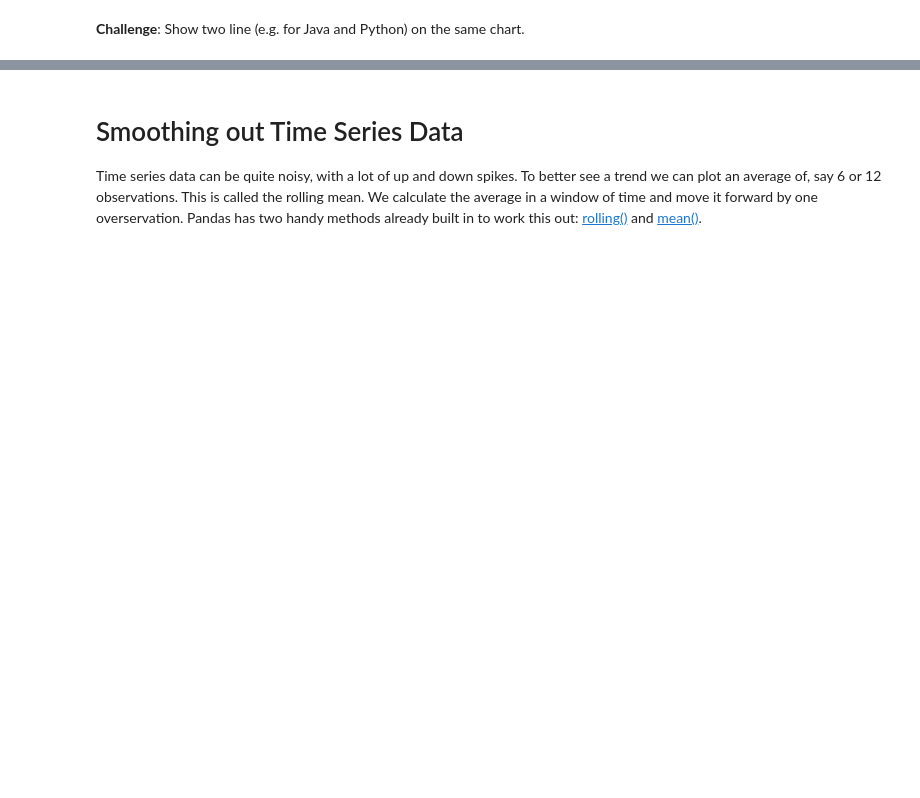
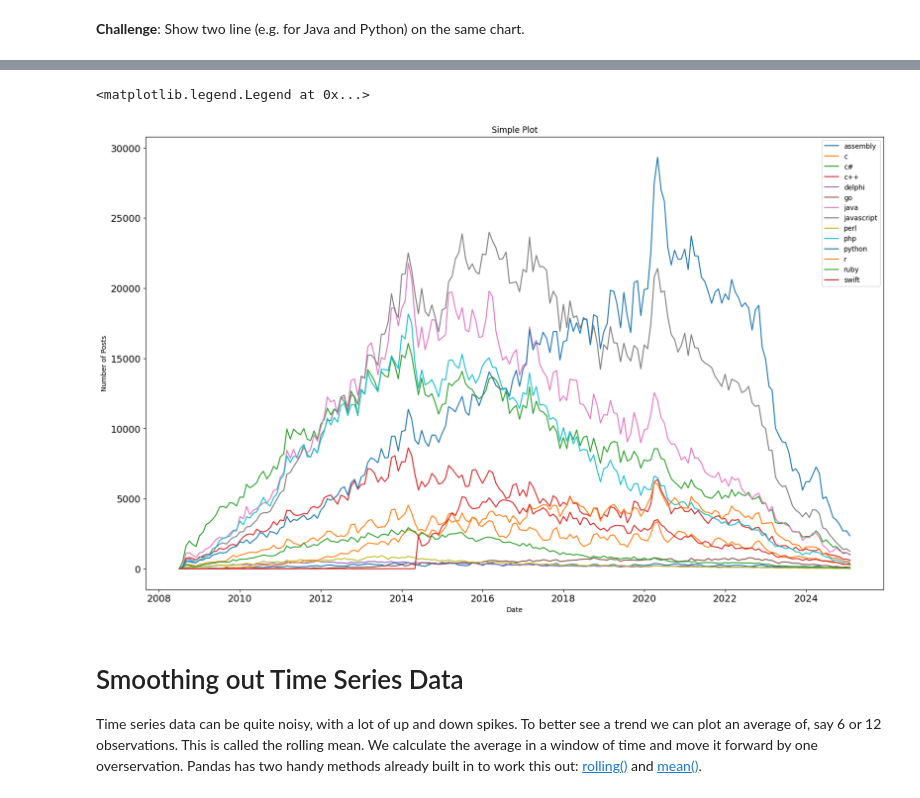
Before and after one commit to RafaelMoralesGallegos/100-days-of-Python, a Jupyter notebook: Day_73_Matplotlib/Programming_Languages_(start).ipynb, the cells around one changed output, grey strips where cells are left out. Cells and saved outputs as stored; diff of their text form; code cells hidden in the pictures; blank space fills up the shorter version.

```diff
--- a/Day_73_Matplotlib/Programming_Languages_(start).ipynb
+++ b/Day_73_Matplotlib/Programming_Languages_(start).ipynb
@@ -143,3 +222,16 @@ df.head()
+# %%
+plt.figure(figsize=(16, 10), layout='constrained')
+plt.xticks(fontsize=14)
+plt.yticks(fontsize=14)
+for column in reshaped_df.columns:
+    plt.plot(reshaped_df.index, reshaped_df[column], label=column)
+plt.xlabel('Date')
+plt.ylabel('Number of Posts')
+plt.title("Simple Plot")
+plt.legend()
+# %% [output]
+<matplotlib.legend.Legend at 0x...>
+[figure, added]
 # %% [markdown]
 # Smoothing out Time Series Data
 
```
Also changed, not shown: parts of 9 cells of this notebook.
